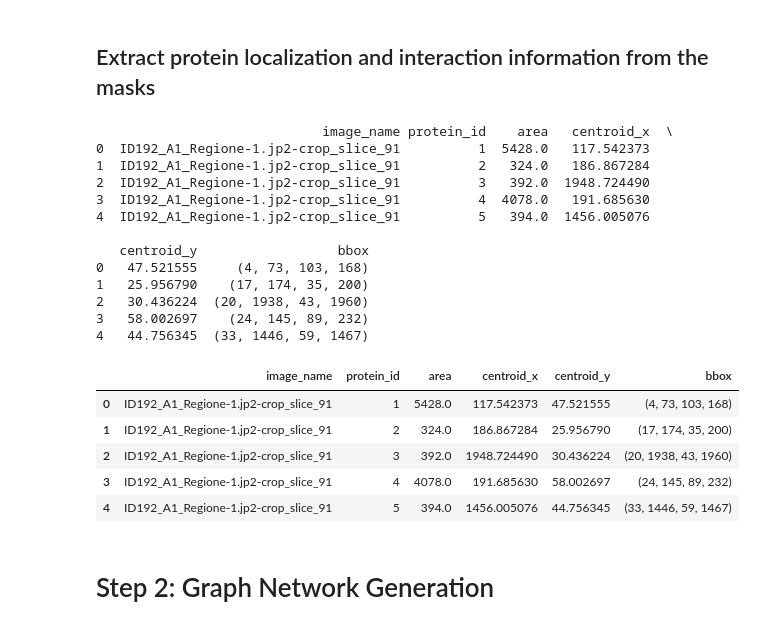
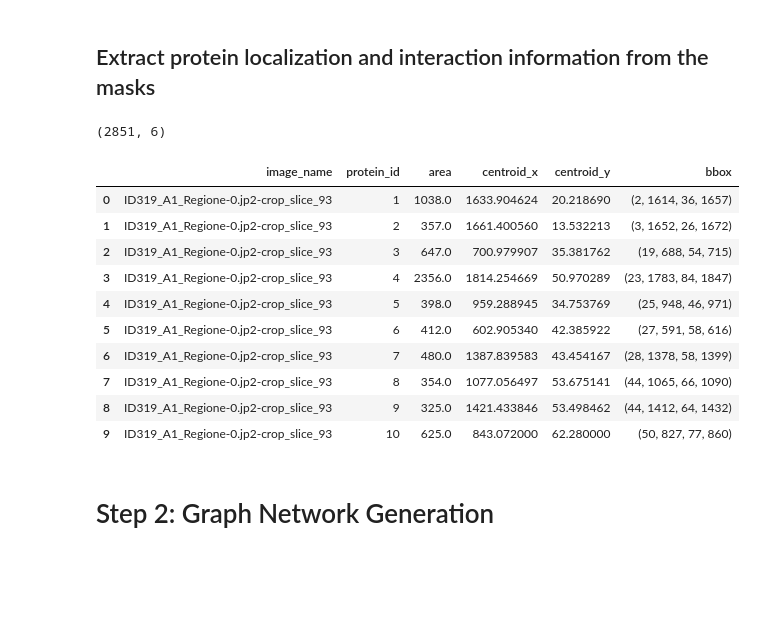
Before and after one commit to Ndaruga/Graph-Network-Analysis-for-cell-Organization, a Jupyter notebook: network_analysis.ipynb, the cells around one changed output. Cells and saved outputs as stored; diff of their text form; code cells hidden in the pictures; blank space fills up the shorter version.

```diff
--- a/network_analysis.ipynb
+++ b/network_analysis.ipynb
@@ -183,7 +143,7 @@ def process_images(data_df, dir_in, dir_out, d):
 from skimage.measure import label, regionprops
 import matplotlib.pyplot as plt
 
-def extract_protein_information(mask_dir, batch_size=5, min_area_threshold=50):
+def extract_protein_information(mask_dir, batch_size=50, min_area_threshold=10000):
     mask_files = os.listdir(mask_dir)
     num_masks = len(mask_files)
 
@@ -239,7 +199,8 @@ def extract_protein_information(mask_dir, batch_size=5, min_area_threshold=50):
                 })
 
         # Use yield to return each batch's DataFrame
-        yield pd.DataFrame(protein_info)
+        df = pd.DataFrame(protein_info)
+        yield df
 
 def do_boxes_intersect(bbox1, bbox2):
     # Check if two bounding boxes intersect
@@ -247,31 +208,26 @@ def do_boxes_intersect(bbox1, bbox2):
     y2_min, x2_min, y2_max, x2_max = bbox2
     return not (x1_max < x2_min or x1_min > x2_max or y1_max < y2_min or y1_min > y2_max)
 # %%
-for batch_data in extract_protein_information(mask_dir, batch_size=64, min_area_threshold=50):
-    print(batch_data.head())
+df = pd.DataFrame()
+for batch_data in extract_protein_information(mask_dir, batch_size=50, min_area_threshold=10):
+    batch_data = pd.concat([df, batch_data])
+batch_data.shape
 # %% [output]
-                             image_name protein_id    area   centroid_x  \
-0  ID192_A1_Regione-1.jp2-crop_slice_91          1  5428.0   117.542373
-1  ID192_A1_Regione-1.jp2-crop_slice_91          2   324.0   186.867284
-2  ID192_A1_Regione-1.jp2-crop_slice_91          3   392.0  1948.724490
-3  ID192_A1_Regione-1.jp2-crop_slice_91          4  4078.0   191.685630
-4  ID192_A1_Regione-1.jp2-crop_slice_91          5   394.0  1456.005076
-
-   centroid_y                  bbox
-0   47.521555     (4, 73, 103, 168)
-1   25.956790    (17, 174, 35, 200)
-2   30.436224  (20, 1938, 43, 1960)
-3   58.002697    (24, 145, 89, 232)
-4   44.756345  (33, 1446, 59, 1467)
+(2851, 6)
 # %%
-batch_data.head()
+batch_data.head(10)
 # %% [output]
 |  | image_name | protein_id | area | centroid_x | centroid_y | bbox |
-| 0 | ID192_A1_Regione-1.jp2-crop_slice_91 | 1 | 5428.0 | 117.542373 | 47.521555 | (4, 73, 103, 168) |
-| 1 | ID192_A1_Regione-1.jp2-crop_slice_91 | 2 | 324.0 | 186.867284 | 25.956790 | (17, 174, 35, 200) |
-| 2 | ID192_A1_Regione-1.jp2-crop_slice_91 | 3 | 392.0 | 1948.724490 | 30.436224 | (20, 1938, 43, 1960) |
-| 3 | ID192_A1_Regione-1.jp2-crop_slice_91 | 4 | 4078.0 | 191.685630 | 58.002697 | (24, 145, 89, 232) |
-| 4 | ID192_A1_Regione-1.jp2-crop_slice_91 | 5 | 394.0 | 1456.005076 | 44.756345 | (33, 1446, 59, 1467) |
+| 0 | ID319_A1_Regione-0.jp2-crop_slice_93 | 1 | 1038.0 | 1633.904624 | 20.218690 | (2, 1614, 36, 1657) |
+| 1 | ID319_A1_Regione-0.jp2-crop_slice_93 | 2 | 357.0 | 1661.400560 | 13.532213 | (3, 1652, 26, 1672) |
+| 2 | ID319_A1_Regione-0.jp2-crop_slice_93 | 3 | 647.0 | 700.979907 | 35.381762 | (19, 688, 54, 715) |
+| 3 | ID319_A1_Regione-0.jp2-crop_slice_93 | 4 | 2356.0 | 1814.254669 | 50.970289 | (23, 1783, 84, 1847) |
+| 4 | ID319_A1_Regione-0.jp2-crop_slice_93 | 5 | 398.0 | 959.288945 | 34.753769 | (25, 948, 46, 971) |
+| 5 | ID319_A1_Regione-0.jp2-crop_slice_93 | 6 | 412.0 | 602.905340 | 42.385922 | (27, 591, 58, 616) |
+| 6 | ID319_A1_Regione-0.jp2-crop_slice_93 | 7 | 480.0 | 1387.839583 | 43.454167 | (28, 1378, 58, 1399) |
+| 7 | ID319_A1_Regione-0.jp2-crop_slice_93 | 8 | 354.0 | 1077.056497 | 53.675141 | (44, 1065, 66, 1090) |
+| 8 | ID319_A1_Regione-0.jp2-crop_slice_93 | 9 | 325.0 | 1421.433846 | 53.498462 | (44, 1412, 64, 1432) |
+| 9 | ID319_A1_Regione-0.jp2-crop_slice_93 | 10 | 625.0 | 843.072000 | 62.280000 | (50, 827, 77, 860) |
 # %% [markdown]
 # Step 2: Graph Network Generation
 # %%
```
Also changed, not shown: parts of 19 cells of this notebook, 1 other file.
